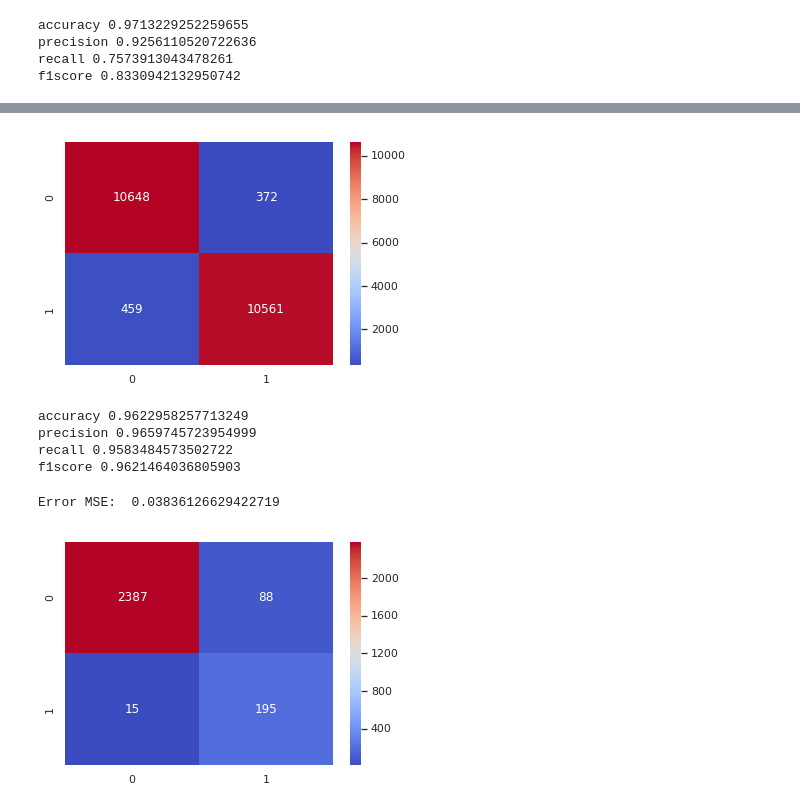
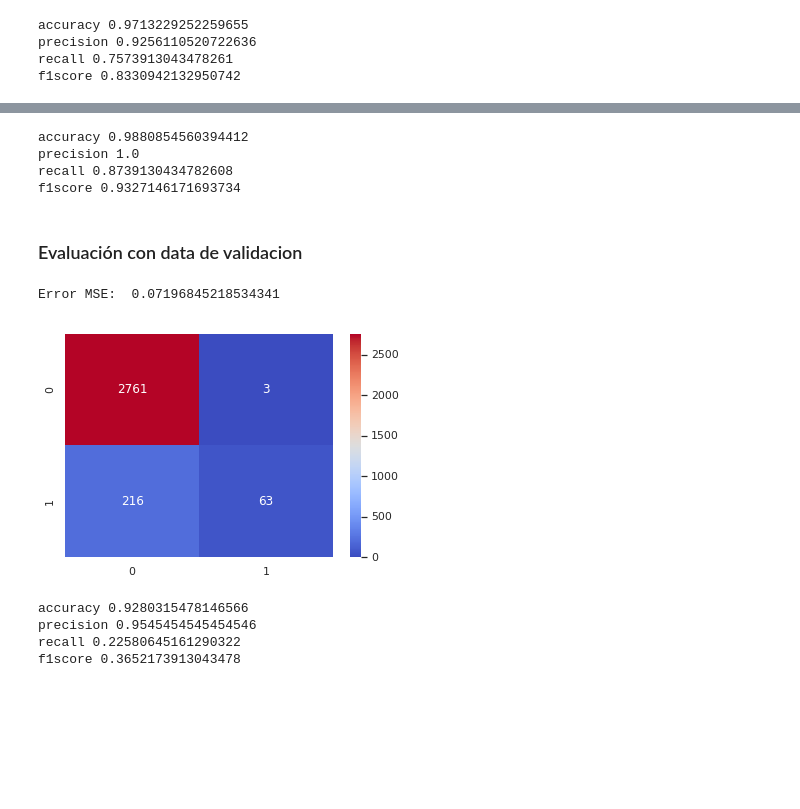
Before and after one commit to MrCycler/ML_PULSAR_CLASSIFICATION_PROJECT, a Jupyter notebook: APLICACION DE ALGORITMOS/PCA_con_algoritmos.ipynb, the cells around one changed output, grey strips where cells are left out. Saved outputs shown, nothing was run; the diff lists cells and outputs as text; code cells hidden in the pictures; blank space fills up the shorter version.

```diff
--- a/APLICACION DE ALGORITMOS/PCA_con_algoritmos.ipynb
+++ b/APLICACION DE ALGORITMOS/PCA_con_algoritmos.ipynb
@@ -169,6 +169,6 @@ f1score 0.8330942132950742
 # %%
-Z_test_npa = pca.transform(X_test)[:,:3]
-Z_test =pd.DataFrame(Z_test_npa)
-Z_test.head()
+Z_val_npa = pca.transform(X_val)[:,:3]
+Z_val =pd.DataFrame(Z_val_npa)
+Z_val.head()
 # %% [output]
 |  | 0 | 1 | 2 |
@@ -205,0 +208,13 @@ f1score 0.8434343434343434
+# %%
+from sklearn.svm import SVC
+
+SVC_model = SVC()
+SVC_model.fit(Z_train, y_train)
+y_train_predict= SVC_model.predict(Z_train)
+
+
+SVC_model_mse = mean_squared_error(y_train, y_train_predict)
+print("Error MSE: ",SVC_model_mse)
+
+SVC_model_cm = confusion_matrix(y_train, y_train_predict)
+sns.heatmap(SVC_model_cm,annot=True, fmt="d", cmap="coolwarm");
@@ -206,30 +224,42 @@ f1score 0.8434343434343434
+# %%
+accuracy = accuracy_score(y_train, y_train_predict)
+precision = precision_score(y_train, y_train_predict)
+recall = recall_score(y_train, y_train_predict)
+f1score = f1_score(y_train, y_train_predict)
+print("accuracy",accuracy)
+print("precision",precision)
+print("recall",recall)
+print("f1score",f1score)
+# %% [output]
+accuracy 0.9880854560394412
+precision 1.0
+recall 0.8739130434782608
+f1score 0.9327146171693734
+# %% [markdown]
+### Evaluación con data de validacion
 # %%
-NN_model2_cm = confusion_matrix(y_sm_train, y_sm_train_predict)
-sns.heatmap(NN_model2_cm,annot=True, fmt="d", cmap="coolwarm");
+y_val_predict= SVC_model.predict(Z_val)
+
+SVC_model_mse_val = mean_squared_error(y_val, y_val_predict)
+print("Error MSE: ",SVC_model_mse_val)
+
+SVC_model_cm_val = confusion_matrix(y_val, y_val_predict)
+
+sns.heatmap(SVC_model_cm_val,annot=True, fmt="d", cmap="coolwarm");
 # %% [output]
+Error MSE:  0.07196845218534341
-[figure, old version]
+[figure, new version]
 # %%
-accuracy = accuracy_score(y_sm_train, y_sm_train_predict)
-precision = precision_score(y_sm_train, y_sm_train_predict)
-recall = recall_score(y_sm_train, y_sm_train_predict)
-f1score = f1_score(y_sm_train, y_sm_train_predict)
+accuracy = accuracy_score(y_val, y_val_predict)
+precision = precision_score(y_val, y_val_predict)
+recall = recall_score(y_val, y_val_predict)
+f1score = f1_score(y_val, y_val_predict)
 print("accuracy",accuracy)
 print("precision",precision)
 print("recall",recall)
 print("f1score",f1score)
 # %% [output]
-accuracy 0.9622958257713249
-precision 0.9659745723954999
-recall 0.9583484573502722
-f1score 0.9621464036805903
+accuracy 0.9280315478146566
+precision 0.9545454545454546
+recall 0.22580645161290322
+f1score 0.3652173913043478
-# %%
-y_test_predict= NN_model2.predict(X_test_sca)
-NN_model2_mse_test = mean_squared_error(y_test_sca, y_test_predict)
-print("Error MSE: ",NN_model2_mse_test)
-# %% [output]
-Error MSE:  0.03836126629422719
-# %%
-NN_model2_cm_test = confusion_matrix(y_test_sca, y_test_predict)
-sns.heatmap(NN_model2_cm_test,annot=True, fmt="d", cmap="coolwarm");
-# %% [output]
-[figure, removed]
```
Also changed, not shown: parts of 7 cells of this notebook.
